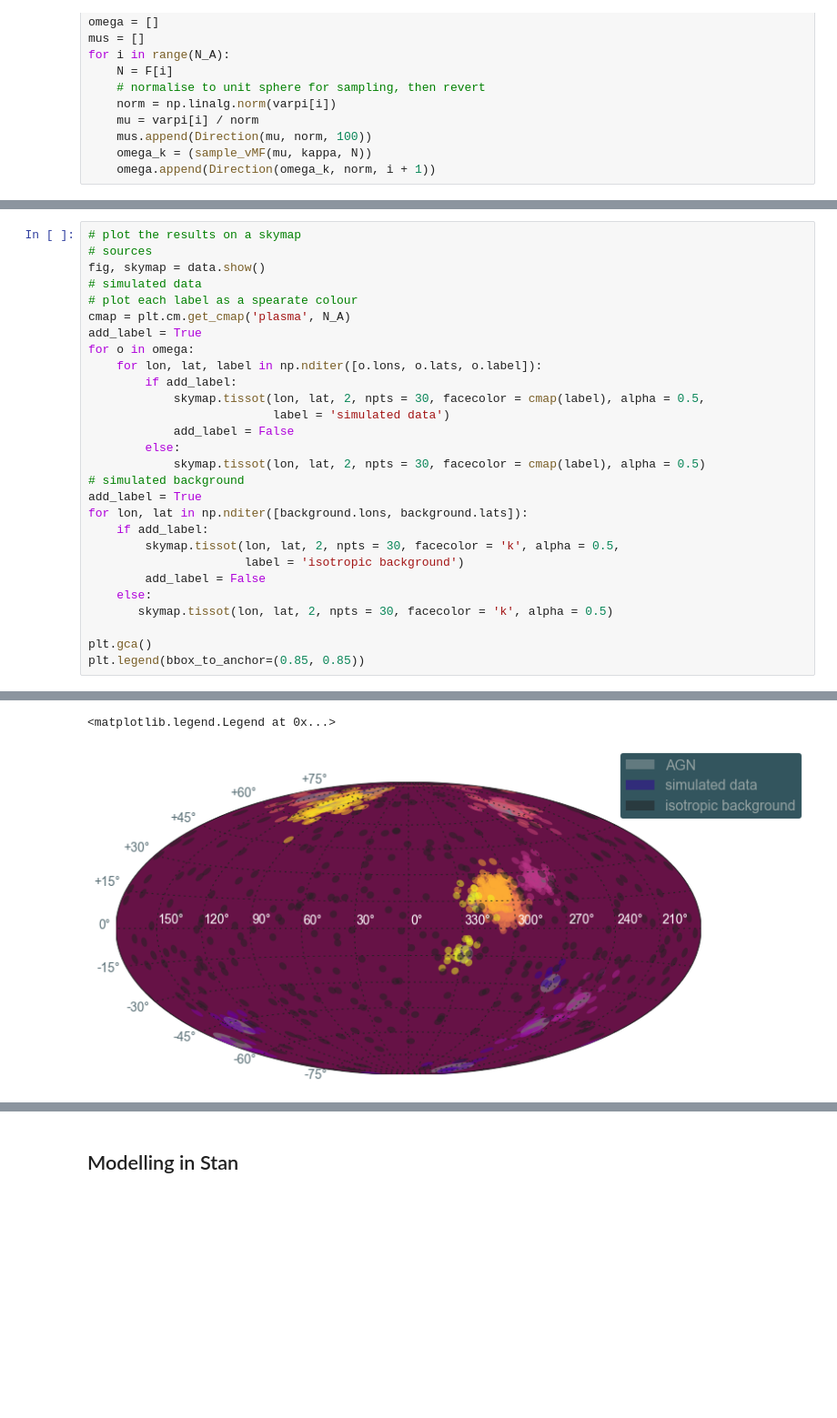
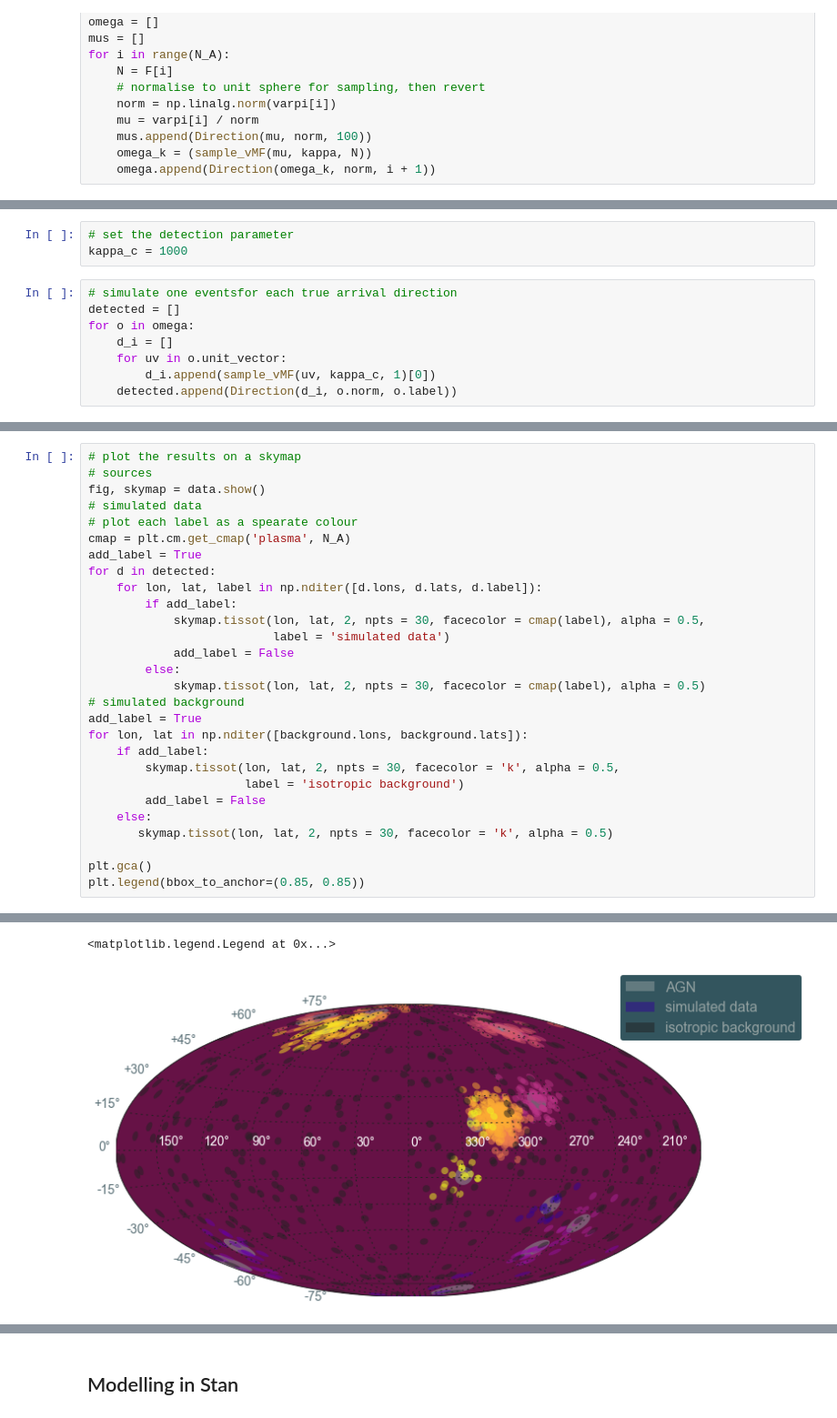
Before and after one commit to cescalara/fancy, a Jupyter notebook: basic_model/notebooks/soiaporn_model.ipynb, the cells around one changed output, grey strips where cells are left out. Shown: that part at 91% size. Saved outputs shown, nothing was run; the diff lists cells and outputs as text; blank space fills up the shorter version.

Commit message:
Add simple detection effects due to reconstruction uncertainty

```diff
--- a/basic_model/notebooks/soiaporn_model.ipynb
+++ b/basic_model/notebooks/soiaporn_model.ipynb
@@ -156,0 +161,11 @@ for i in range(N_A):
+# %%
+# set the detection parameter
+kappa_c = 1000
+# %%
+# simulate one eventsfor each true arrival direction
+detected = []
+for o in omega:
+    d_i = []
+    for uv in o.unit_vector:
+        d_i.append(sample_vMF(uv, kappa_c, 1)[0])
+    detected.append(Direction(d_i, o.norm, o.label))
@@ -162,8 +181,8 @@ fig, skymap = data.show()
 # plot each label as a spearate colour
 cmap = plt.cm.get_cmap('plasma', N_A)
 add_label = True
-for o in omega:
-    for lon, lat, label in np.nditer([o.lons, o.lats, o.label]):
+for d in detected:
+    for lon, lat, label in np.nditer([d.lons, d.lats, d.label]):
         if add_label:
             skymap.tissot(lon, lat, 2, npts = 30, facecolor = cmap(label), alpha = 0.5,
                           label = 'simulated data')
@@ -187,2 +207,2 @@ WARNING:Error plotting coords [117.5166540081081 88.34150239173033] with radius
 <matplotlib.legend.Legend at 0x...>
-[figure, old version]
+[figure, new version]
```
Also changed, not shown: parts of 5 cells of this notebook.
